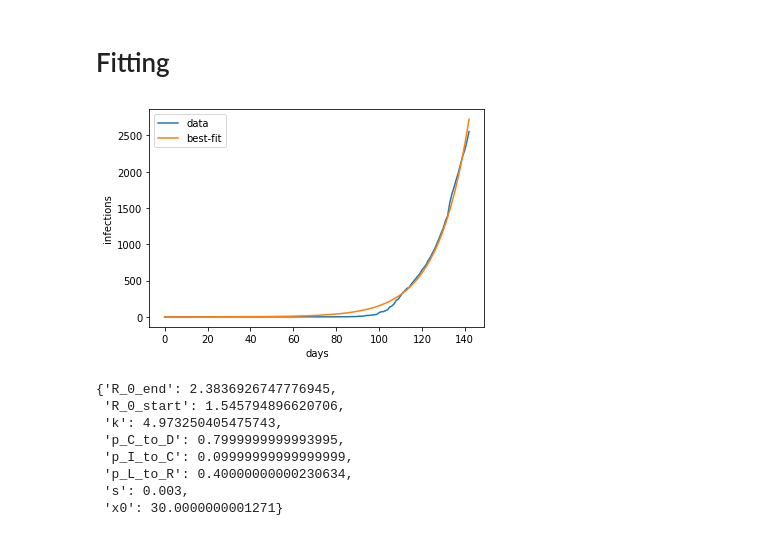
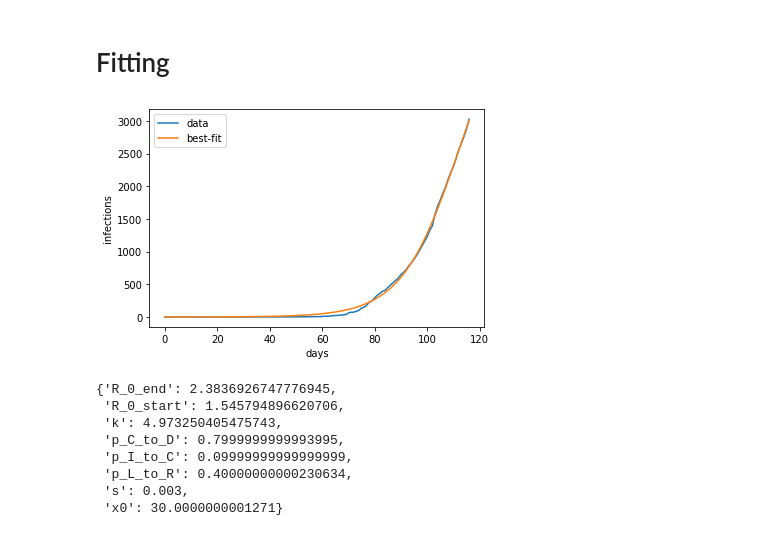
Before and after one commit to jiyingz/COVID19_projections, a Jupyter notebook: india_model.ipynb, the cells around one changed output. Cells and saved outputs as stored; diff of their text form; code cells hidden in the pictures.

```diff
--- a/india_model.ipynb
+++ b/india_model.ipynb
@@ -221,43 +232,43 @@ def Model(days, agegroups, beds_per_100k, R_0_start, k, x0, R_0_end, p_L_to_R, p
 # %% [markdown]
 # Fitting
 # %%
-# parameters
+# set up the hyper-parameters, and gather data
 data = covid_data[covid_data["Location"] == "India"]["Value"].values[::-1]
 agegroups = agegroup_lookup["India"]
 beds_per_100k = beds_lookup["India"]
-outbreak_shift = 30
+outbreak_shift = 0
 params_init_min_max = {"R_0_start": (3.0, 1.0, 5.0), "k": (2.5, 0.01, 5.0), "x0": (96, 30, 100), "R_0_end": (0.9, 0.3, 3.5), "p_L_to_R": (0.6, 0.4, 0.8),
                        "p_I_to_C": (0.05, 0.01, 0.1), "p_C_to_D": (0.5, 0.05, 0.8),
                        "s": (0.003, 0.001, 0.01)}  # form: {parameter: (initial guess, minimum value, max value)}
 # %%
+days = outbreak_shift + len(data)
 if outbreak_shift >= 0:
     y_data = np.concatenate((np.zeros(outbreak_shift), data))
 else:
     y_data = y_data[-outbreak_shift:]
 
 x_data = np.linspace(0, days - 1, days, dtype=int)  # x_data is just [0, 1, ..., max_days] array
 
 def fitter(x, R_0_start, k, x0, R_0_end, p_L_to_R, p_I_to_C, p_C_to_D, s):
     ret = Model(days, agegroups, beds_per_100k, R_0_start, k, x0, R_0_end, p_L_to_R, p_I_to_C, p_C_to_D, s)
     return ret[6][x]
 
 mod = lmfit.Model(fitter)
 
 for kwarg, (init, mini, maxi) in params_init_min_max.items():
     mod.set_param_hint(str(kwarg), value=init, min=mini, max=maxi, vary=True)
 
 
 params = mod.make_params()
-fit_method = "leastsq"
 result = mod.fit(y_data, params, method="least_squares", x=x_data)
 ax = plt.subplots()
 result.plot_fit(datafmt="-");
 plt.xlabel('days')
 plt.ylabel('infections')
 plt.title('')
 plt.show()
 # %% [output]
-[figure, old version]
+[figure, new version]
 # %%
 result.best_values
 # %% [output]
```
Also changed, not shown: parts of 4 cells of this notebook.
